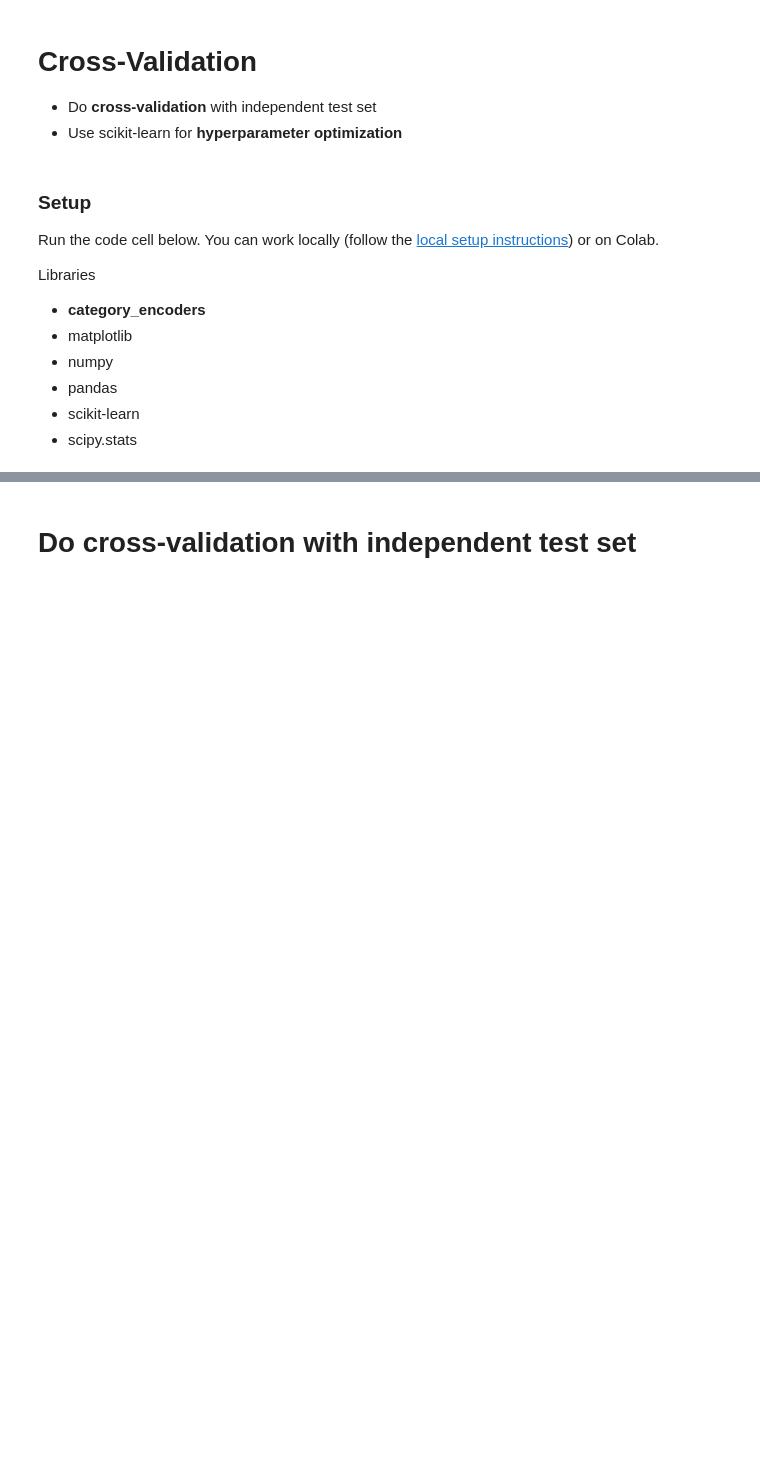
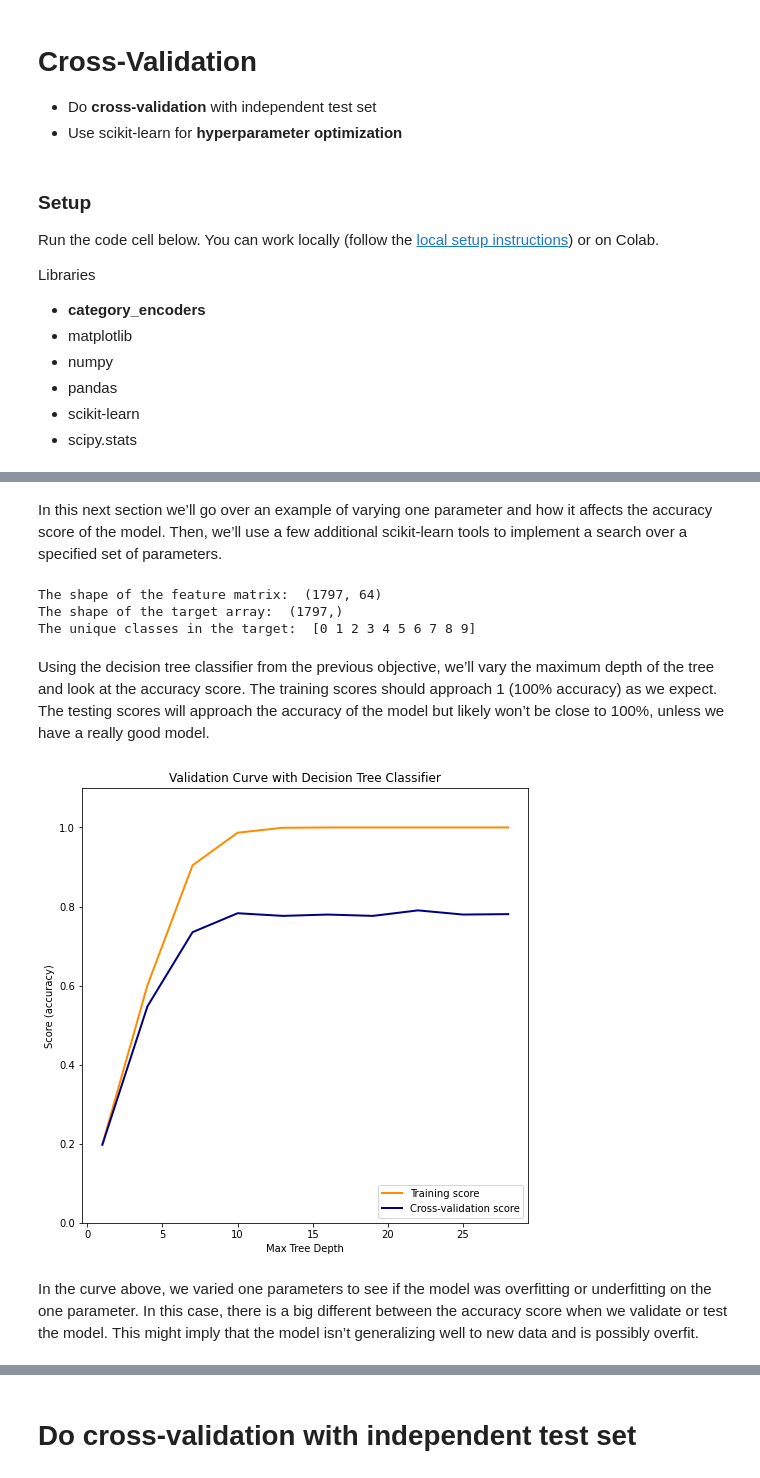
Before and after one commit to austinlasseter/DS-Unit-2-Kaggle-Challenge, a Jupyter notebook: module3-cross-validation/223_responses.ipynb, the cells around one changed output, grey strips where cells are left out. Cells and saved outputs as stored; diff of their text form; code cells hidden in the pictures; blank space fills up the shorter version.

```diff
--- a/module3-cross-validation/223_responses.ipynb
+++ b/module3-cross-validation/223_responses.ipynb
@@ -38,0 +102,2 @@ else:
+# %% [markdown]
+In this next section we’ll go over an example of varying one parameter and how it affects the accuracy score of the model. Then, we’ll use a few additional scikit-learn tools to implement a search over a specified set of parameters.
@@ -38,0 +112,52 @@ else:
+# %%
+# Load the digits data
+
+# The deafult with 10 classes (digits 0-9)
+digits = datasets.load_digits(n_class=10)
+
+# Create the feature matrix
+X = digits.data
+print('The shape of the feature matrix: ', X.shape)
+
+# Create the target array
+y = digits.target
+print('The shape of the target array: ', y.shape)
+print('The unique classes in the target: ', np.unique(y))
+# %% [output]
+The shape of the feature matrix:  (1797, 64)
+The shape of the target array:  (1797,)
+The unique classes in the target:  [0 1 2 3 4 5 6 7 8 9]
+# %% [markdown]
+Using the decision tree classifier from the previous objective, we’ll vary the maximum depth of the tree and look at the accuracy score. The training scores should approach 1 (100% accuracy) as we expect. The testing scores will approach the accuracy of the model but likely won’t be close to 100%, unless we have a really good model.
+# %%
+# Create the validation_curve
+depth = range(1, 30, 3)
+train_scores, test_scores = validation_curve(
+    DecisionTreeClassifier(), X, y, param_name="max_depth", param_range=depth,
+    scoring="accuracy", n_jobs=1)
+
+train_scores_mean = np.mean(train_scores, axis=1)
+test_scores_mean = np.mean(test_scores, axis=1)
+# %%
+# Plot the validation curve
+import matplotlib.pyplot as plt
+
+fig, ax = plt.subplots(figsize=(8,8))
+
+ax.plot(depth, train_scores_mean, label="Training score",
+             color="darkorange", lw=2)
+ax.plot(depth, test_scores_mean, label="Cross-validation score",
+             color="navy", lw=2)
+
+ax.set_title("Validation Curve with Decision Tree Classifier")
+ax.set_xlabel("Max Tree Depth")
+ax.set_ylabel("Score (accuracy)")
+ax.set_ylim(0.0, 1.1)
+
+ax.legend(loc='lower right')
+plt.savefig('mod3_obj2_validation.png', transparent=False, dpi=150)
+plt.show()
+# %% [output]
+[figure, added]
+# %% [markdown]
+In the curve above, we varied one parameters to see if the model was overfitting or underfitting on the one parameter. In this case, there is a big different between the accuracy score when we validate or test the model. This might imply that the model isn’t generalizing well to new data and is possibly overfit.
```
Also changed, not shown: parts of 22 cells of this notebook.
